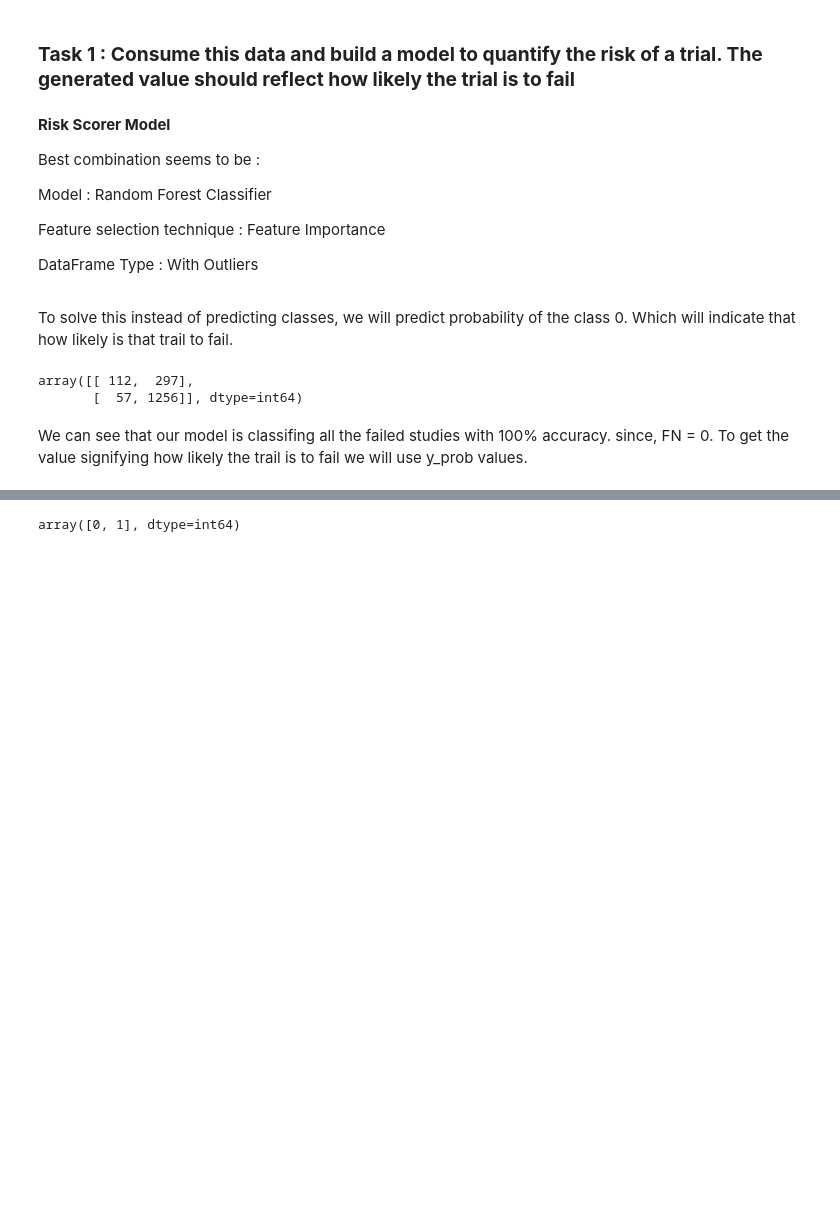
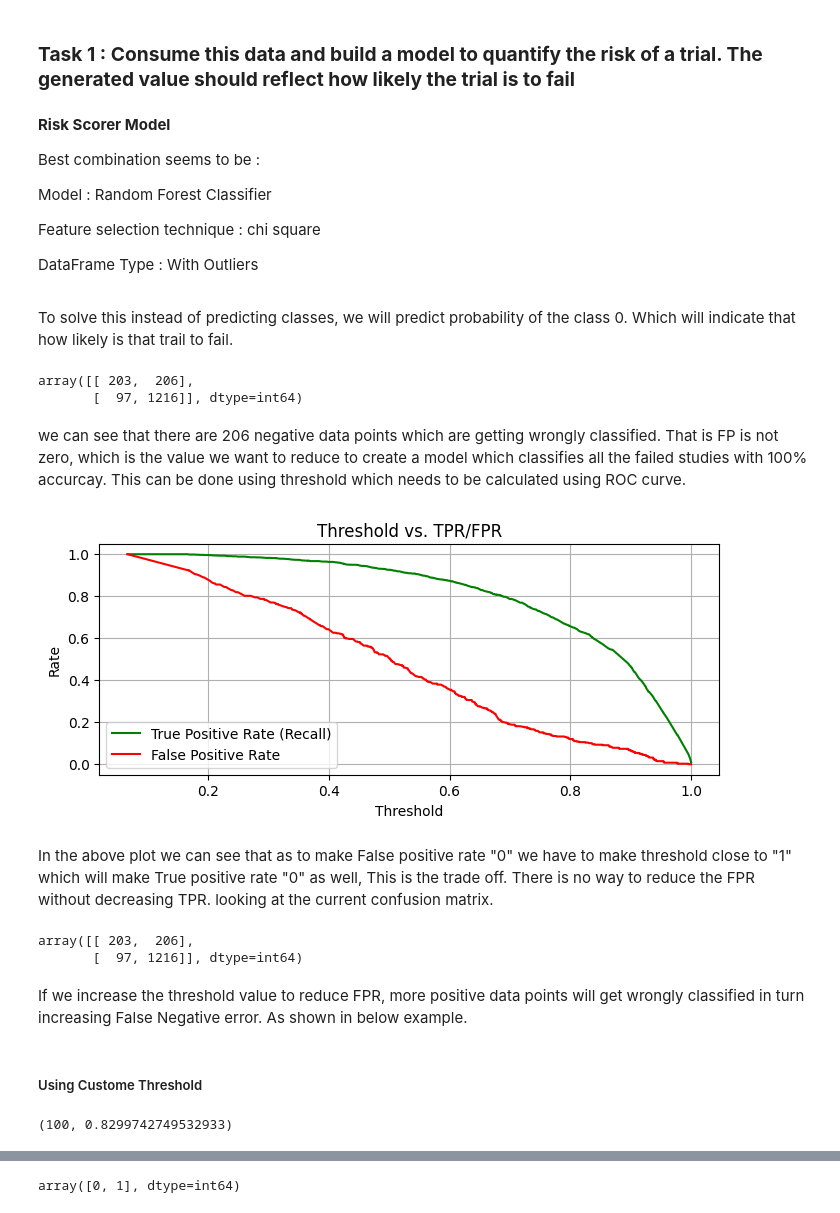
Before and after one commit to soil15/Risk-Scorer, a Jupyter notebook: notebooks/second_iteration/model_trainning.ipynb, the cells around one changed output, grey strips where cells are left out. Cells and saved outputs as stored; diff of their text form; code cells hidden in the pictures; blank space fills up the shorter version.

```diff
--- a/notebooks/second_iteration/model_trainning.ipynb
+++ b/notebooks/second_iteration/model_trainning.ipynb
@@ -228,15 +228,15 @@ model_comp_df[(model_comp_df['metrics'] == 'recall_score') & ((model_comp_df['mo
 
 Best combination seems to be :
     <p>Model : Random Forest Classifier</p>
-    <p>Feature selection technique : Feature Importance</p>
+    <p>Feature selection technique : chi square</p>
     <p>DataFrame Type : With Outliers</p>
 # %% [markdown]
 To solve this instead of predicting classes, we will predict probability of the class 0. Which will indicate that how likely is that trail to fail.
 # %%
-best_param = dict(model_params['random_forest_classifier-feat_imp_with_out'])
+best_param = dict(model_params['random_forest_classifier-chi2_with_out'])
 model = RandomForestClassifier(**best_param)
 
-df = dataframes['feat_imp_with_out']
+df = dataframes['chi2_with_out']
 
 X = df.drop(output_feature, axis=1)
 y = df[output_feature]
@@ -247,9 +247,46 @@ model.fit(X_train, y_train)
 y_prob = model.predict_proba(X_test)
 y_pred = model.predict(X_test)
 
-confusion_matrix(y_pred=y_pred, y_true=y_test)
+cfm = confusion_matrix(y_pred=y_pred, y_true=y_test)
+cfm
 # %% [output]
-array([[ 112,  297],
-       [  57, 1256]], dtype=int64)
+array([[ 203,  206],
+       [  97, 1216]], dtype=int64)
-# %% [markdown]
-We can see that our model is classifing all the failed studies with 100% accuracy. since, FN = 0. To get the value signifying how likely the trail is to fail we will use y_prob values.
+# %% [markdown]
+we can see that there are 206 negative data points which are getting wrongly classified. That is FP is not zero, which is the value we want to reduce to create a model which classifies all the failed studies with 100% accurcay. This can be done using threshold which needs to be calculated using ROC curve.
+# %%
+fpr, tpr, thresholds = roc_curve(y_test, y_prob[:, 1:2])
+plt.figure(figsize=(8, 3))
+plt.plot(thresholds, tpr, label='True Positive Rate (Recall)', color='green')
+plt.plot(thresholds, fpr, label='False Positive Rate', color='red')
+plt.xlabel("Threshold")
+plt.ylabel("Rate")
+plt.title("Threshold vs. TPR/FPR")
+plt.legend()
+plt.grid()
+plt.show()
+# %% [output]
+[figure, added]
+# %% [markdown]
+In the above plot we can see that as to make False positive rate "0" we have to make threshold close to "1" which will make True positive rate "0" as well, This is the trade off. There is no way to reduce the FPR without decreasing TPR.
+looking at the current confusion matrix.
+# %%
+cfm
+# %% [output]
+array([[ 203,  206],
+       [  97, 1216]], dtype=int64)
+# %% [markdown]
+If we increase the threshold value to reduce FPR, more positive data points will get wrongly classified in turn increasing False Negative error. As shown in below example.
+# %% [markdown]
+##### Using Custome Threshold
+# %%
+index = 0
+for i in range(len(fpr)):
+
+    if fpr[i] > 0.1002445:
+        index = i
+        break
+
+index, thresholds[index]
+# %% [output]
+(100, 0.8299742749532933)
```
Also changed, not shown: parts of 16 cells of this notebook.
